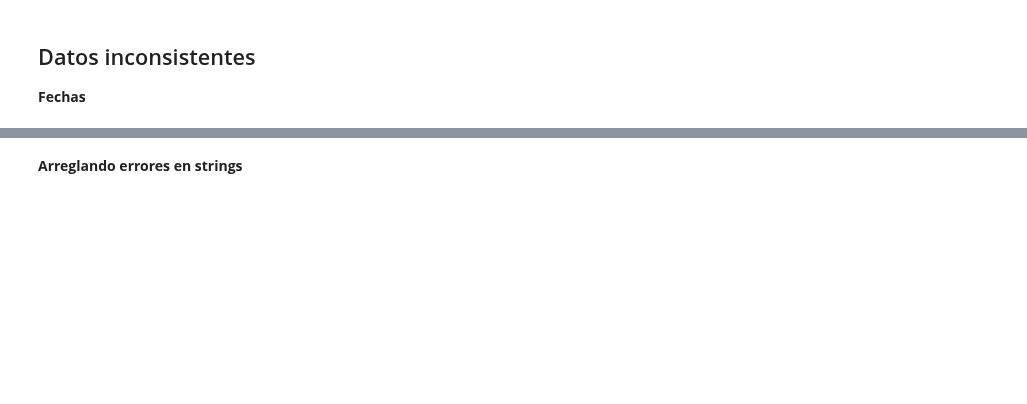
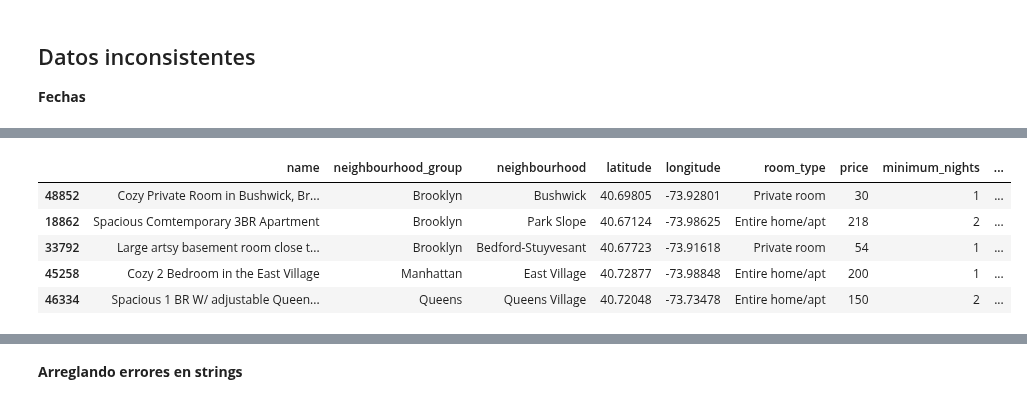
Before and after one commit to Ironhack-Data-Madrid-Enero-2023/apuntes_clase, a Jupyter notebook: semana_2/4.1 - Data Cleaning 2.ipynb, the cells around one changed output, grey strips where cells are left out. Drawn from its saved outputs; the diff is of its cells as text; code cells hidden in the pictures; blank space fills up the shorter version.

```diff
--- a/semana_2/4.1 - Data Cleaning 2.ipynb
+++ b/semana_2/4.1 - Data Cleaning 2.ipynb
@@ -333,0 +395,4 @@ Series([], dtype: float64)
+# %%
+airbnb[['year', 'month', 'day']]=lst
+
+airbnb.head()
@@ -333,0 +438,9 @@ Series([], dtype: float64)
+# %%
+airbnb.sort_values(by='last_review', ascending=False).head()
+# %% [output]
+|  | name | neighbourhood_group | neighbourhood | latitude | longitude | room_type | price | minimum_nights | ... |
+| 48852 | Cozy Private Room in Bushwick, Br... | Brooklyn | Bushwick | 40.69805 | -73.92801 | Private room | 30 | 1 | ... |
+| 18862 | Spacious Comtemporary 3BR Apartment | Brooklyn | Park Slope | 40.67124 | -73.98625 | Entire home/apt | 218 | 2 | ... |
+| 33792 | Large artsy basement room close t... | Brooklyn | Bedford-Stuyvesant | 40.67723 | -73.91618 | Private room | 54 | 1 | ... |
+| 45258 | Cozy 2 Bedroom in the East Village | Manhattan | East Village | 40.72877 | -73.98848 | Entire home/apt | 200 | 1 | ... |
+| 46334 | Spacious 1 BR W/ adjustable Queen... | Queens | Queens Village | 40.72048 | -73.73478 | Entire home/apt | 150 | 2 | ... |
```
Also changed, not shown: parts of 53 cells of this notebook.
